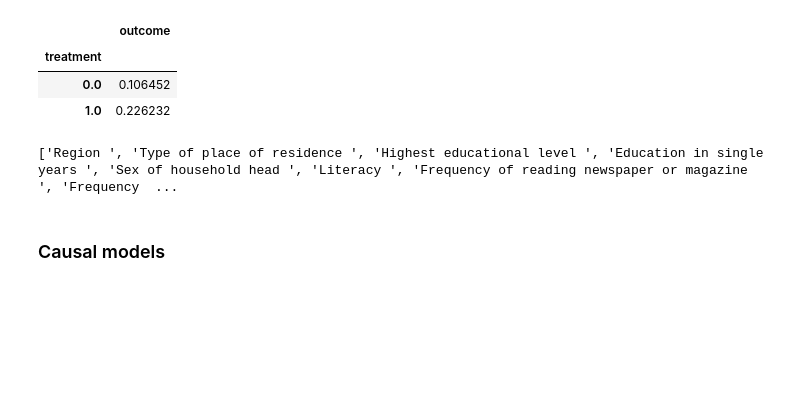
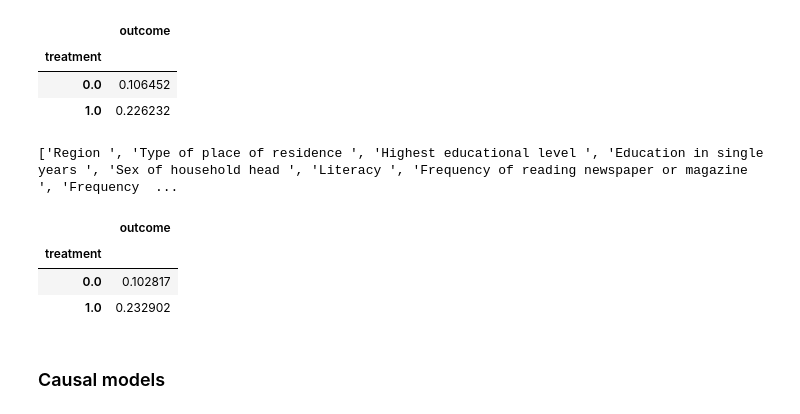
Before and after one commit to Viktour19/overlap-fp, a Jupyter notebook: ptree_exps.ipynb, the cells around one changed output. Saved outputs shown, nothing was run; the diff lists cells and outputs as text; code cells hidden in the pictures; blank space fills up the shorter version.

```diff
--- a/ptree_exps.ipynb
+++ b/ptree_exps.ipynb
@@ -40,0 +41,7 @@ X_df, a, y = get_data(data_path=DATA_PATH, encode=True)
+# %%
+pd.concat((a,y), axis=1).groupby(['treatment']).mean()
+# %% [output]
+|  | outcome |
+| treatment |  |
+| 0.0 | 0.102817 |
+| 1.0 | 0.232902 |
```
Also changed, not shown: parts of 8 cells of this notebook, 10 other files.
